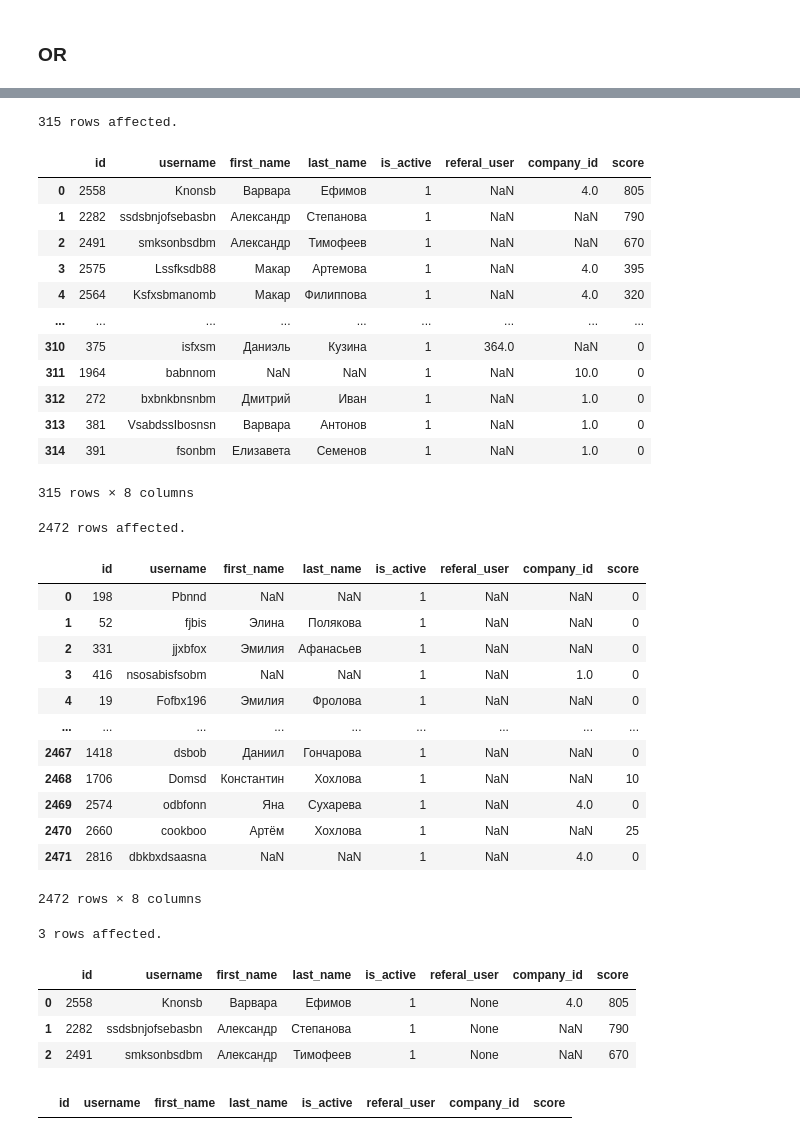
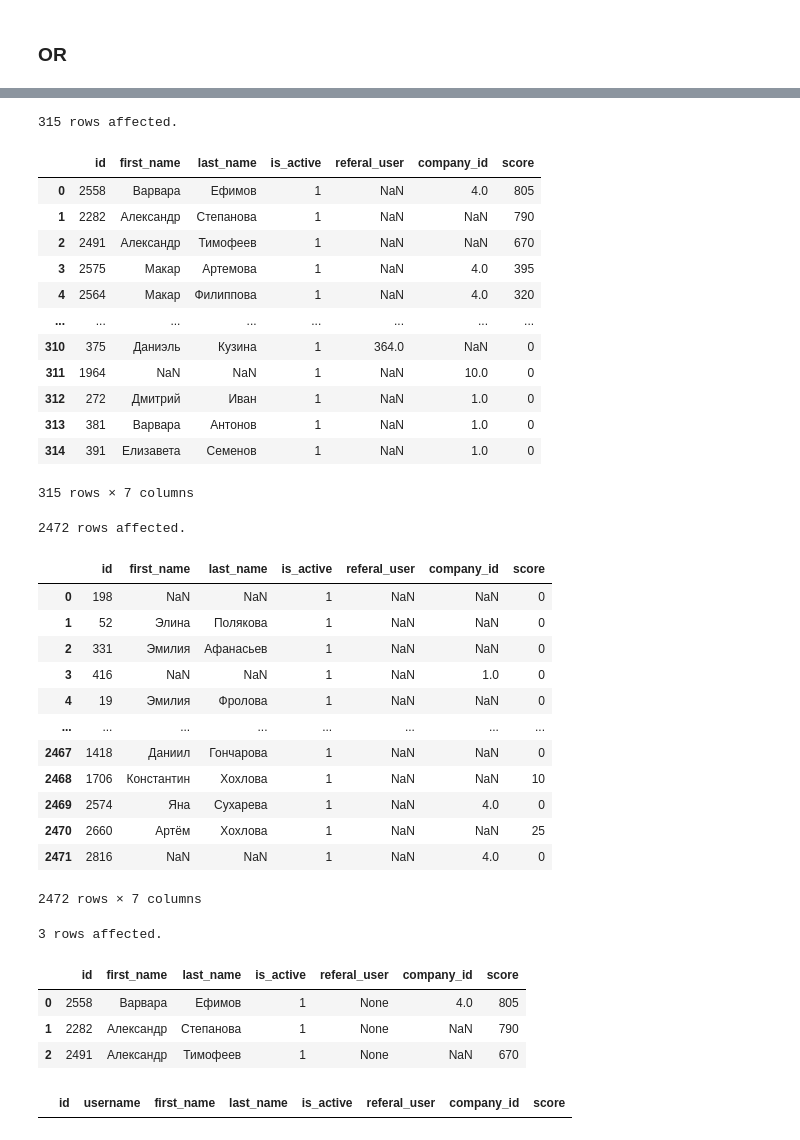
Before and after one commit to magus1968/learning-sql, a Jupyter notebook: docs/appx/simulative.ipynb, the cells around one changed output, grey strips where cells are left out. Cells and saved outputs as stored; diff of their text form; code cells hidden in the pictures.

```diff
--- a/docs/appx/simulative.ipynb
+++ b/docs/appx/simulative.ipynb
@@ -664,38 +667,36 @@ WHERE referal_user IS NOT NULL OR company_id IS NOT NULL OR score > 1000;
 # %%
 %%sql
 SELECT
     id,
-    username,
     first_name,
     last_name,
     is_active,
     referal_user,
     company_id,
     score
 FROM users
 --
 WHERE referal_user IS NOT NULL OR company_id IS NOT NULL OR score > 500
 ORDER BY score DESC;
 # %% [output]
 315 rows affected.
-|  | id | username | first_name | last_name | is_active | referal_user | company_id | score |
-| 0 | 2558 | Knonsb | Варвара | Ефимов | 1 | NaN | 4.0 | 805 |
-| 1 | 2282 | ssdsbnjofsebasbn | Александр | Степанова | 1 | NaN | NaN | 790 |
-| 2 | 2491 | smksonbsdbm | Александр | Тимофеев | 1 | NaN | NaN | 670 |
-| 3 | 2575 | Lssfksdb88 | Макар | Артемова | 1 | NaN | 4.0 | 395 |
-| 4 | 2564 | Ksfxsbmanomb | Макар | Филиппова | 1 | NaN | 4.0 | 320 |
-| ... | ... | ... | ... | ... | ... | ... | ... | ... |
-| 310 | 375 | isfxsm | Даниэль | Кузина | 1 | 364.0 | NaN | 0 |
-| 311 | 1964 | babnnom | NaN | NaN | 1 | NaN | 10.0 | 0 |
-| 312 | 272 | bxbnkbnsnbm | Дмитрий | Иван | 1 | NaN | 1.0 | 0 |
-| 313 | 381 | VsabdssIbosnsn | Варвара | Антонов | 1 | NaN | 1.0 | 0 |
-| 314 | 391 | fsonbm | Елизавета | Семенов | 1 | NaN | 1.0 | 0 |
+|  | id | first_name | last_name | is_active | referal_user | company_id | score |
+| 0 | 2558 | Варвара | Ефимов | 1 | NaN | 4.0 | 805 |
+| 1 | 2282 | Александр | Степанова | 1 | NaN | NaN | 790 |
+| 2 | 2491 | Александр | Тимофеев | 1 | NaN | NaN | 670 |
+| 3 | 2575 | Макар | Артемова | 1 | NaN | 4.0 | 395 |
+| 4 | 2564 | Макар | Филиппова | 1 | NaN | 4.0 | 320 |
+| ... | ... | ... | ... | ... | ... | ... | ... |
+| 310 | 375 | Даниэль | Кузина | 1 | 364.0 | NaN | 0 |
+| 311 | 1964 | NaN | NaN | 1 | NaN | 10.0 | 0 |
+| 312 | 272 | Дмитрий | Иван | 1 | NaN | 1.0 | 0 |
+| 313 | 381 | Варвара | Антонов | 1 | NaN | 1.0 | 0 |
+| 314 | 391 | Елизавета | Семенов | 1 | NaN | 1.0 | 0 |
-315 rows × 8 columns
+315 rows × 7 columns
 # %%
 %%sql
 SELECT
     id,
-    username,
     first_name,
     last_name,
     is_active,
@@ -707,23 +708,22 @@ FROM users
 WHERE is_active + 1 = 2;
 # %% [output]
 2472 rows affected.
-|  | id | username | first_name | last_name | is_active | referal_user | company_id | score |
-| 0 | 198 | Pbnnd | NaN | NaN | 1 | NaN | NaN | 0 |
-| 1 | 52 | fjbis | Элина | Полякова | 1 | NaN | NaN | 0 |
-| 2 | 331 | jjxbfox | Эмилия | Афанасьев | 1 | NaN | NaN | 0 |
-| 3 | 416 | nsosabisfsobm | NaN | NaN | 1 | NaN | 1.0 | 0 |
-| 4 | 19 | Fofbx196 | Эмилия | Фролова | 1 | NaN | NaN | 0 |
-| ... | ... | ... | ... | ... | ... | ... | ... | ... |
-| 2467 | 1418 | dsbob | Даниил | Гончарова | 1 | NaN | NaN | 0 |
-| 2468 | 1706 | Domsd | Константин | Хохлова | 1 | NaN | NaN | 10 |
-| 2469 | 2574 | odbfonn | Яна | Сухарева | 1 | NaN | 4.0 | 0 |
-| 2470 | 2660 | cookboo | Артём | Хохлова | 1 | NaN | NaN | 25 |
-| 2471 | 2816 | dbkbxdsaasna | NaN | NaN | 1 | NaN | 4.0 | 0 |
+|  | id | first_name | last_name | is_active | referal_user | company_id | score |
+| 0 | 198 | NaN | NaN | 1 | NaN | NaN | 0 |
+| 1 | 52 | Элина | Полякова | 1 | NaN | NaN | 0 |
+| 2 | 331 | Эмилия | Афанасьев | 1 | NaN | NaN | 0 |
+| 3 | 416 | NaN | NaN | 1 | NaN | 1.0 | 0 |
+| 4 | 19 | Эмилия | Фролова | 1 | NaN | NaN | 0 |
+| ... | ... | ... | ... | ... | ... | ... | ... |
+| 2467 | 1418 | Даниил | Гончарова | 1 | NaN | NaN | 0 |
+| 2468 | 1706 | Константин | Хохлова | 1 | NaN | NaN | 10 |
+| 2469 | 2574 | Яна | Сухарева | 1 | NaN | 4.0 | 0 |
+| 2470 | 2660 | Артём | Хохлова | 1 | NaN | NaN | 25 |
+| 2471 | 2816 | NaN | NaN | 1 | NaN | 4.0 | 0 |
-2472 rows × 8 columns
+2472 rows × 7 columns
 # %%
 %%sql
 SELECT id,
-    username,
     first_name,
     last_name,
     is_active,
@@ -741,10 +741,10 @@ WHERE
 ORDER BY score DESC;
 # %% [output]
 3 rows affected.
-|  | id | username | first_name | last_name | is_active | referal_user | company_id | score |
-| 0 | 2558 | Knonsb | Варвара | Ефимов | 1 | None | 4.0 | 805 |
-| 1 | 2282 | ssdsbnjofsebasbn | Александр | Степанова | 1 | None | NaN | 790 |
-| 2 | 2491 | smksonbsdbm | Александр | Тимофеев | 1 | None | NaN | 670 |
+|  | id | first_name | last_name | is_active | referal_user | company_id | score |
+| 0 | 2558 | Варвара | Ефимов | 1 | None | 4.0 | 805 |
+| 1 | 2282 | Александр | Степанова | 1 | None | NaN | 790 |
+| 2 | 2491 | Александр | Тимофеев | 1 | None | NaN | 670 |
 # %%
 %%sql
 SELECT
```
Also changed, not shown: parts of 31 cells of this notebook, 1 other file.
